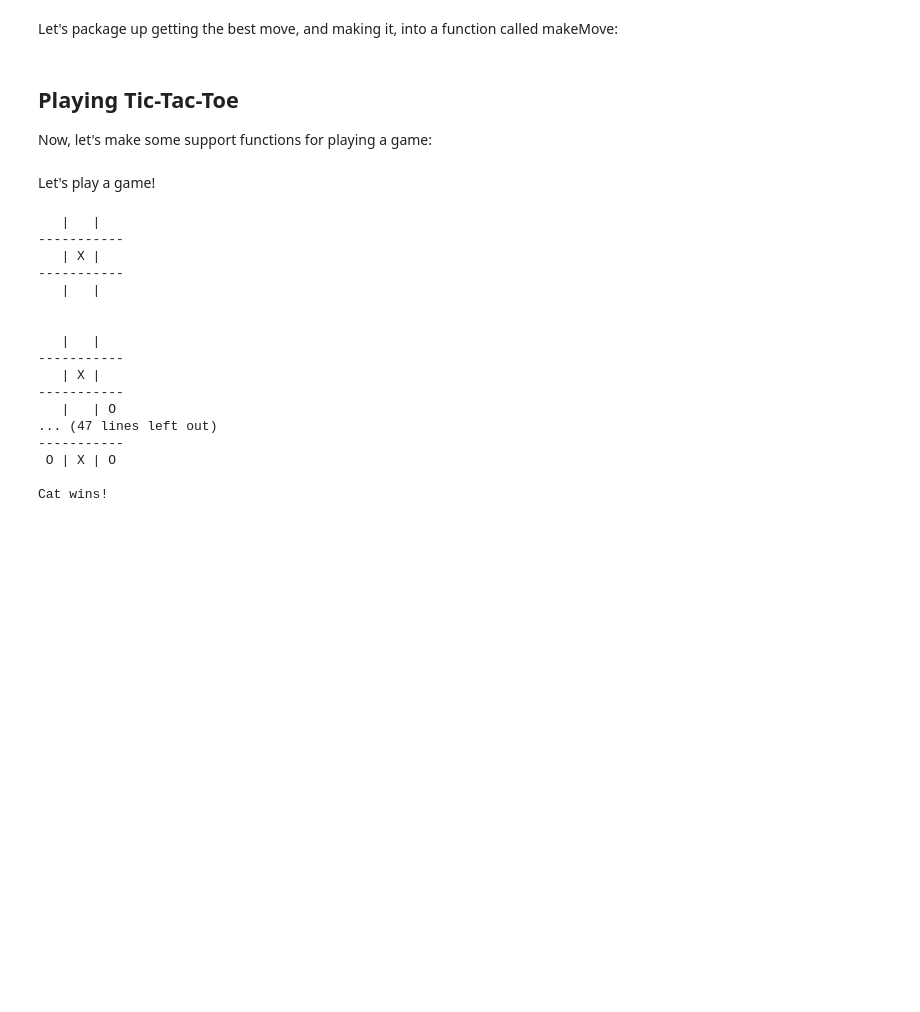
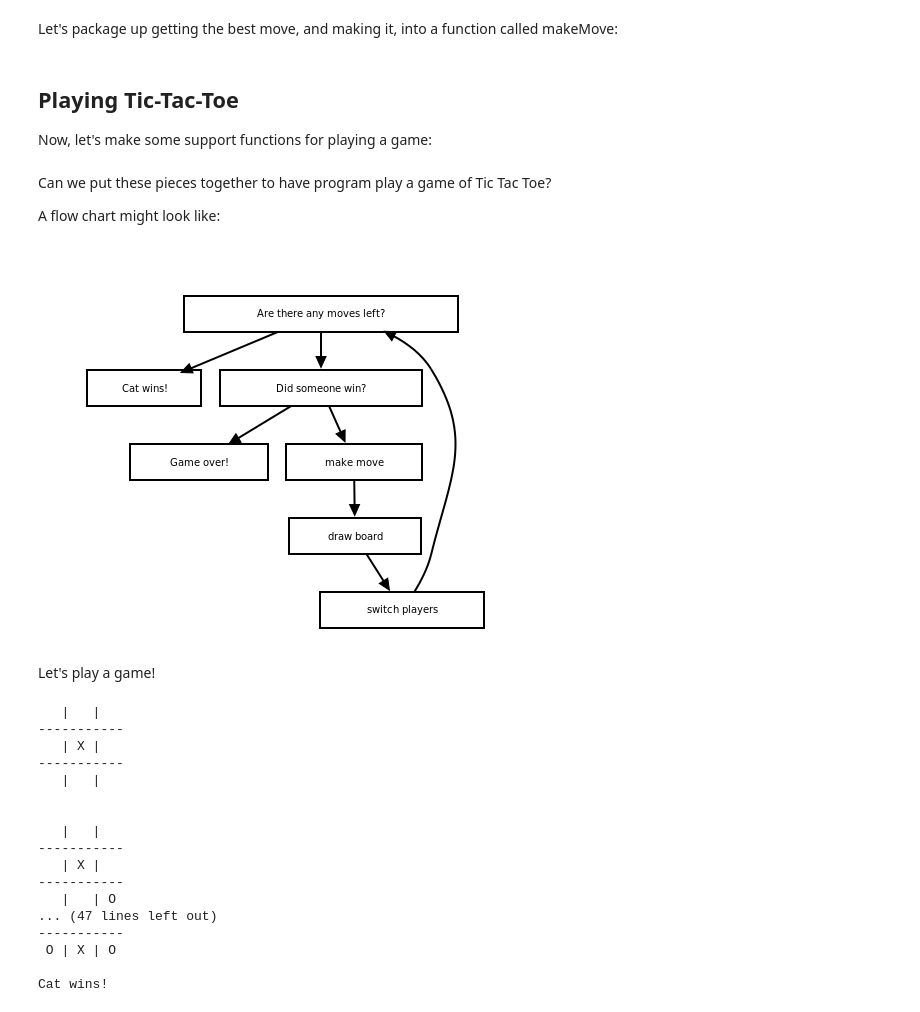
Before and after one commit to jarulsamy/calicolrc, a Jupyter notebook: notebooks/Python/Artificial Intelligence/Tic Tac Toe, Part 1.ipynb, the cells around one changed output. Saved outputs shown, nothing was run; the diff lists cells and outputs as text; code cells hidden in the pictures; blank space fills up the shorter version.

```diff
--- a/notebooks/Python/Artificial Intelligence/Tic Tac Toe, Part 1.ipynb
+++ b/notebooks/Python/Artificial Intelligence/Tic Tac Toe, Part 1.ipynb
@@ -314,6 +314,26 @@ def checkForWin(board):
 # %%
 def allSame(players):
     return all([players[0] == p for p in players]) and players[0] != " "
+# %% [markdown]
+Can we put these pieces together to have program play a game of Tic Tac Toe?
+
+A flow chart might look like:
+# %%
+import Graphics
+graph = Graphics.Graph()
+
+graph.addEdge("Are there any moves left?", "Cat wins!")
+graph.addEdge("Are there any moves left?", "Did someone win?")
+graph.addEdge("Did someone win?", "Game over!")
+graph.addEdge("Did someone win?", "make move")
+graph.addEdge("make move", "draw board")
+graph.addEdge("draw board", "switch players")
+graph.addEdge("switch players", "Are there any moves left?")
+
+graph.layout()
+graph.render({"default_shape" : "box"})
+# %% [output]
+[figure, added]
 # %% [markdown]
 Let's play a game!
 # %%
```
Also changed, not shown: parts of 2 cells of this notebook, 1 other file.
